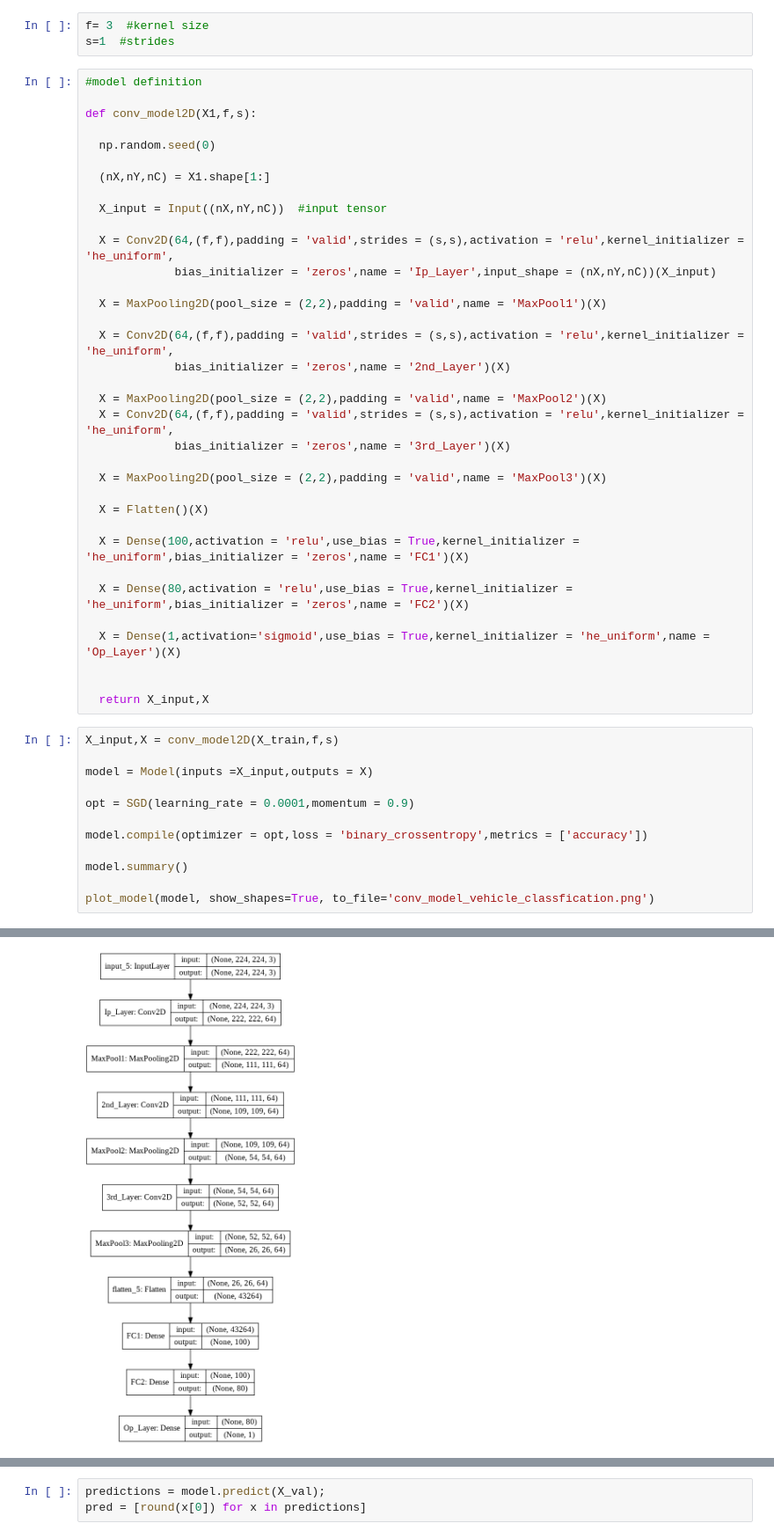
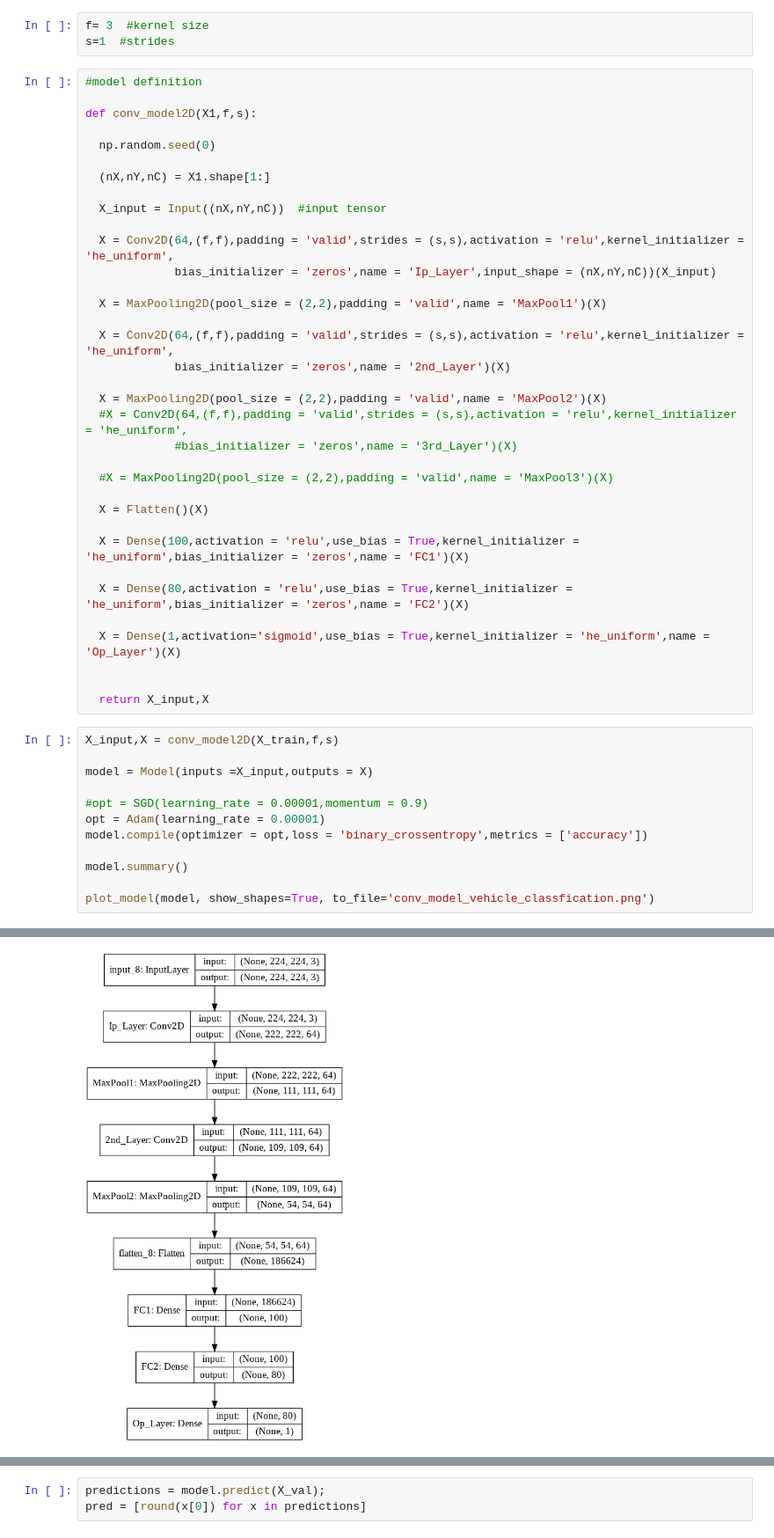
Before and after one commit to sridharsakkari/Image-Classification, a Jupyter notebook: Computer_Vision_ImageClassification.ipynb, the cells around one changed output, grey strips where cells are left out. Shown at 88% size. Cells and saved outputs as stored; diff of their text form.

```diff
--- a/Computer_Vision_ImageClassification.ipynb
+++ b/Computer_Vision_ImageClassification.ipynb
@@ -120,10 +118,10 @@ def conv_model2D(X1,f,s):
              bias_initializer = 'zeros',name = '2nd_Layer')(X)
 
   X = MaxPooling2D(pool_size = (2,2),padding = 'valid',name = 'MaxPool2')(X)
-  X = Conv2D(64,(f,f),padding = 'valid',strides = (s,s),activation = 'relu',kernel_initializer = 'he_uniform',
-             bias_initializer = 'zeros',name = '3rd_Layer')(X)
+  #X = Conv2D(64,(f,f),padding = 'valid',strides = (s,s),activation = 'relu',kernel_initializer = 'he_uniform',
+             #bias_initializer = 'zeros',name = '3rd_Layer')(X)
 
-  X = MaxPooling2D(pool_size = (2,2),padding = 'valid',name = 'MaxPool3')(X)
+  #X = MaxPooling2D(pool_size = (2,2),padding = 'valid',name = 'MaxPool3')(X)
 
   X = Flatten()(X)
 
@@ -140,8 +138,8 @@ X_input,X = conv_model2D(X_train,f,s)
 
 model = Model(inputs =X_input,outputs = X)
 
-opt = SGD(learning_rate = 0.0001,momentum = 0.9)
-
+#opt = SGD(learning_rate = 0.00001,momentum = 0.9)
+opt = Adam(learning_rate = 0.00001)
 model.compile(optimizer = opt,loss = 'binary_crossentropy',metrics = ['accuracy'])
 
 model.summary()
@@ -166,4 +164,4 @@ Trainable params: 4,410,309
 Non-trainable params: 0
 _________________________________________________________________
-[figure, old version]
+[figure, new version]
 # %%
```
Also changed, not shown: parts of 5 cells of this notebook.
